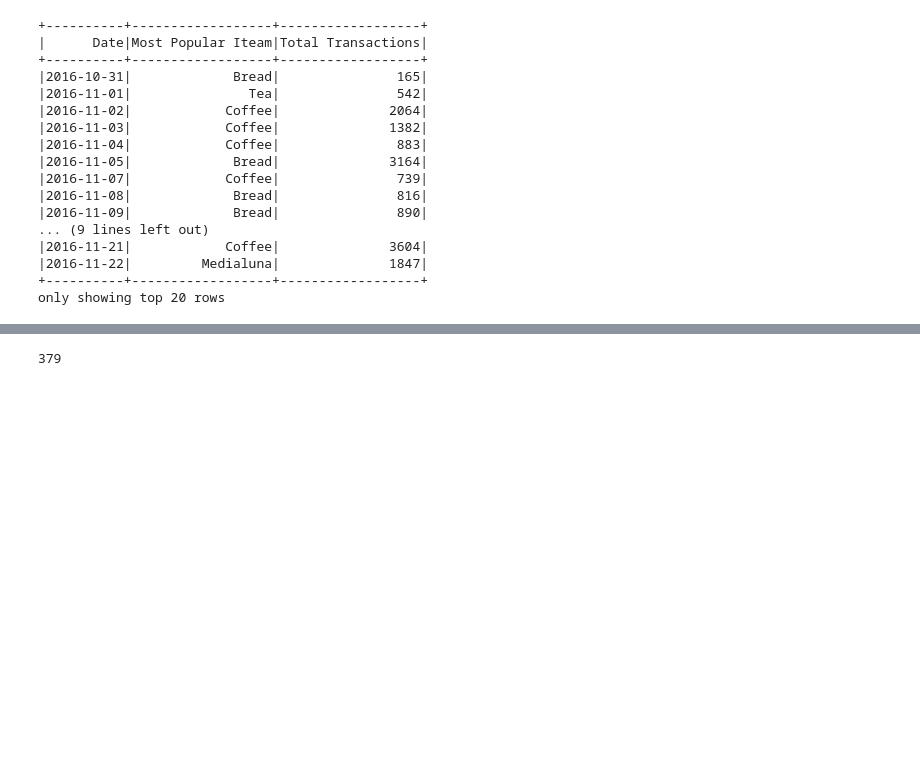
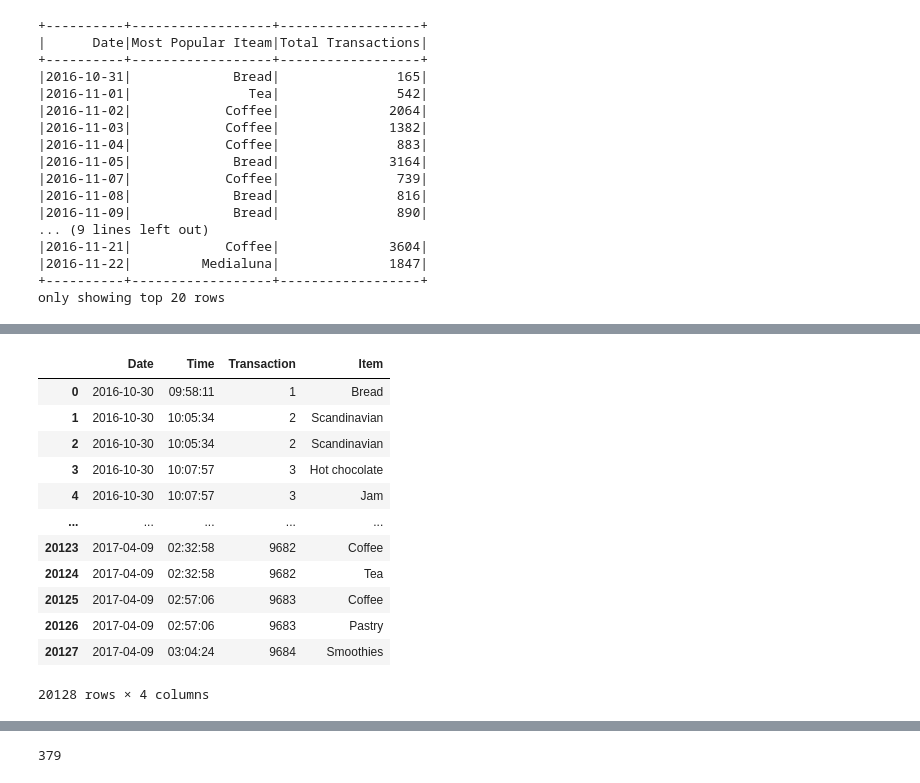
Before and after one commit to Alaqian/Big-Data-Code, a Jupyter notebook: Spark/aaz7118-hw2.ipynb, the cells around one changed output, grey strips where cells are left out. Saved outputs shown, nothing was run; the diff lists cells and outputs as text; code cells hidden in the pictures; blank space fills up the shorter version.

```diff
--- a/Spark/aaz7118-hw2.ipynb
+++ b/Spark/aaz7118-hw2.ipynb
@@ -94,0 +110,17 @@ q2 = BreadBasket_DMV.join(brown_trans,JoinExpression).sort("Date","Time")
+# %%
+b = BreadBasket_DMV.filter(col("Item") != "Brownie")
+b.toPandas()
+# %% [output]
+|  | Date | Time | Transaction | Item |
+| 0 | 2016-10-30 | 09:58:11 | 1 | Bread |
+| 1 | 2016-10-30 | 10:05:34 | 2 | Scandinavian |
+| 2 | 2016-10-30 | 10:05:34 | 2 | Scandinavian |
+| 3 | 2016-10-30 | 10:07:57 | 3 | Hot chocolate |
+| 4 | 2016-10-30 | 10:07:57 | 3 | Jam |
+| ... | ... | ... | ... | ... |
+| 20123 | 2017-04-09 | 02:32:58 | 9682 | Coffee |
+| 20124 | 2017-04-09 | 02:32:58 | 9682 | Tea |
+| 20125 | 2017-04-09 | 02:57:06 | 9683 | Coffee |
+| 20126 | 2017-04-09 | 02:57:06 | 9683 | Pastry |
+| 20127 | 2017-04-09 | 03:04:24 | 9684 | Smoothies |
+20128 rows × 4 columns
```
Also changed, not shown: parts of 7 cells of this notebook.
